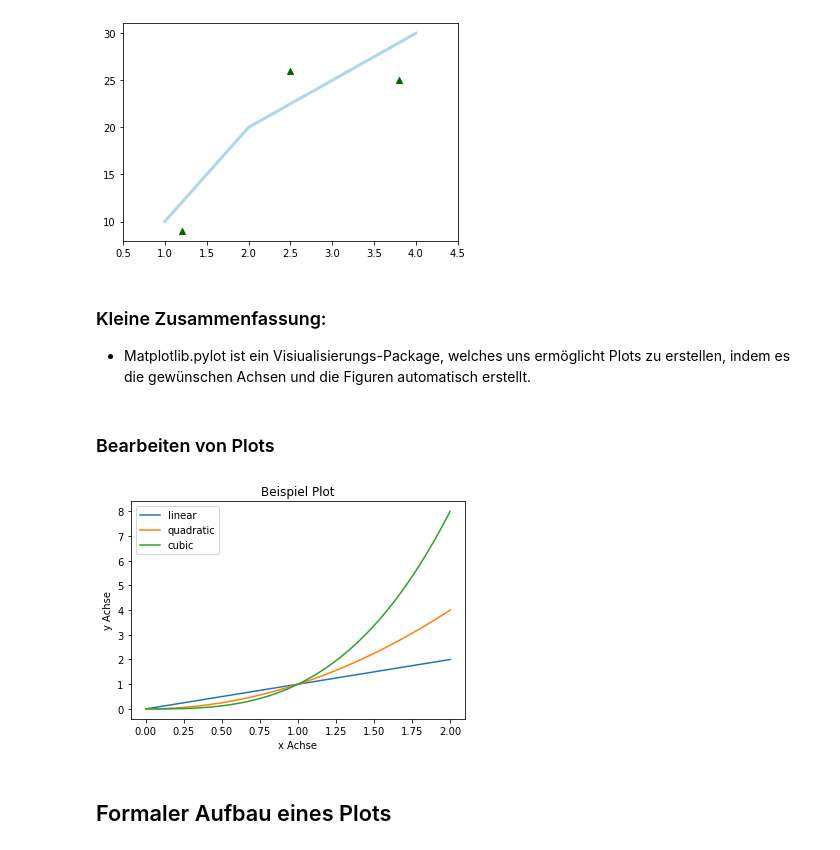
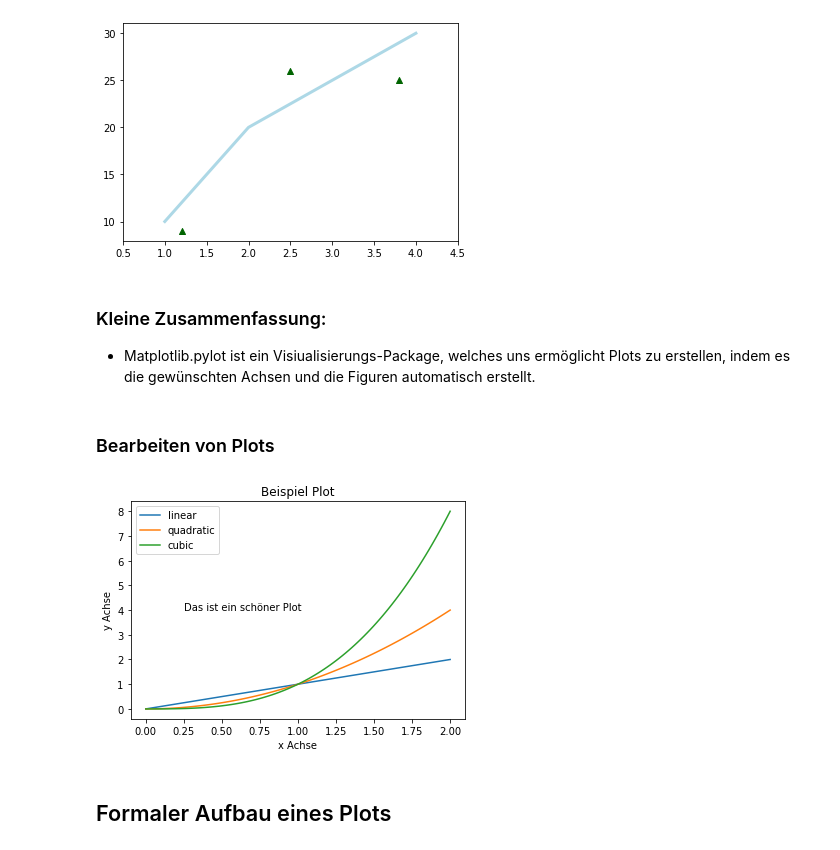
Before and after one commit to FelixRb96/Python_kurs_RTG, a Jupyter notebook: materialien/3_matplotlib.ipynb, the cells around one changed output. Saved outputs shown, nothing was run; the diff lists cells and outputs as text; code cells hidden in the pictures.

```diff
--- a/materialien/3_matplotlib.ipynb
+++ b/materialien/3_matplotlib.ipynb
@@ -85,23 +79,24 @@ plt.show()
 # %% [markdown]
 ### Kleine Zusammenfassung:
 
-* Matplotlib.pylot ist ein Visiualisierungs-Package, welches uns ermöglicht Plots zu erstellen, indem es die gewünschen Achsen und die Figuren automatisch erstellt.
+* Matplotlib.pylot ist ein Visiualisierungs-Package, welches uns ermöglicht Plots zu erstellen, indem es die gewünschten Achsen und die Figuren automatisch erstellt.
 # %% [markdown]
 ### Bearbeiten von Plots
 # %%
 x = np.linspace(0, 2, 100)
 
 plt.plot(x, x, label='linear')  #Plotte die Gerade indem wir sowohl der x-Achse als auch der y-Achse die gleichen Daten übergeben.
 #Kreiere hierfür die nicht existente Achse
 plt.plot(x, x**2, label='quadratic')  #Plotte auf die selbe Achse
 plt.plot(x, x**3, label='cubic') #usw.
 plt.xlabel('x Achse') #Bennene die x-Achse
 plt.ylabel('y Achse') #Bennene die y-Achse
 plt.title("Beispiel Plot") #Gebe dem Plot einen Namen
+plt.text(0.25,4,'Das ist ein schöner Plot') #Füge dem Plot einen Text hinzu
 plt.legend(loc='best') #Lasse die Legende ausgeben
 plt.show()
 # %% [output]
-[figure, old version]
+[figure, new version]
 # %% [markdown]
 ## Formaler Aufbau eines Plots
 # %% [markdown]
```
Also changed, not shown: parts of 7 cells of this notebook, 3 other files.
